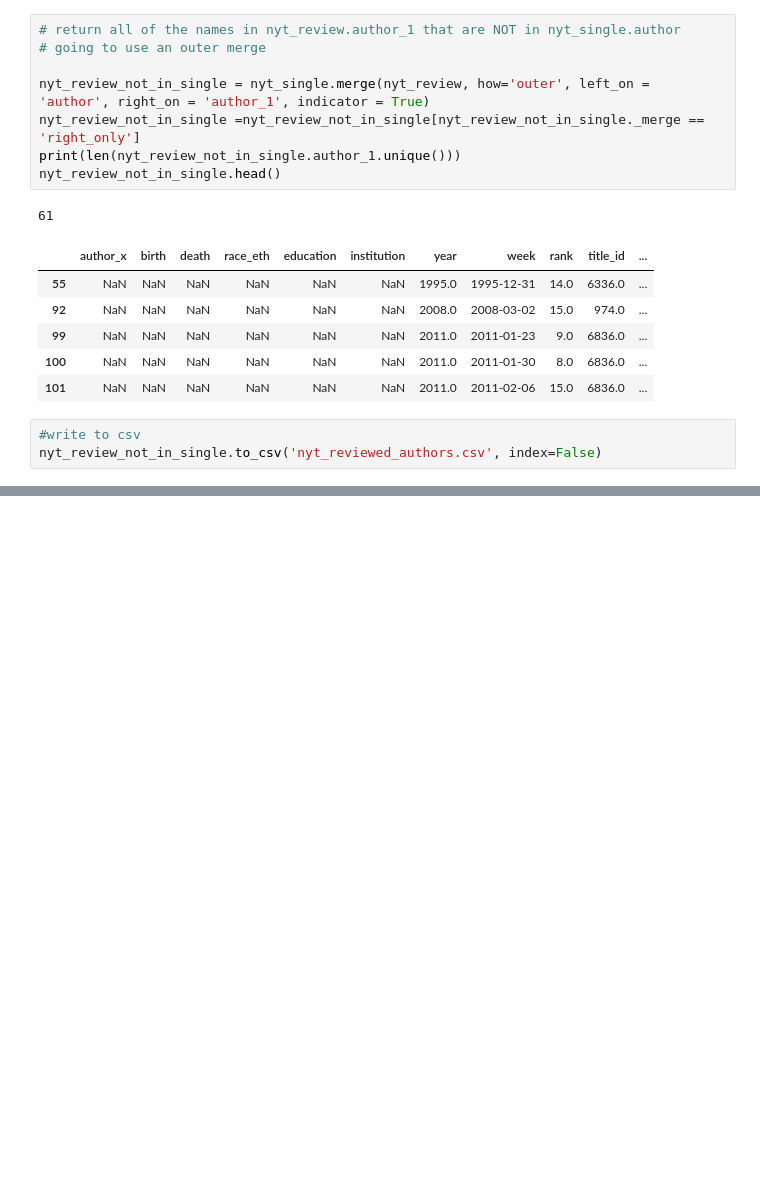
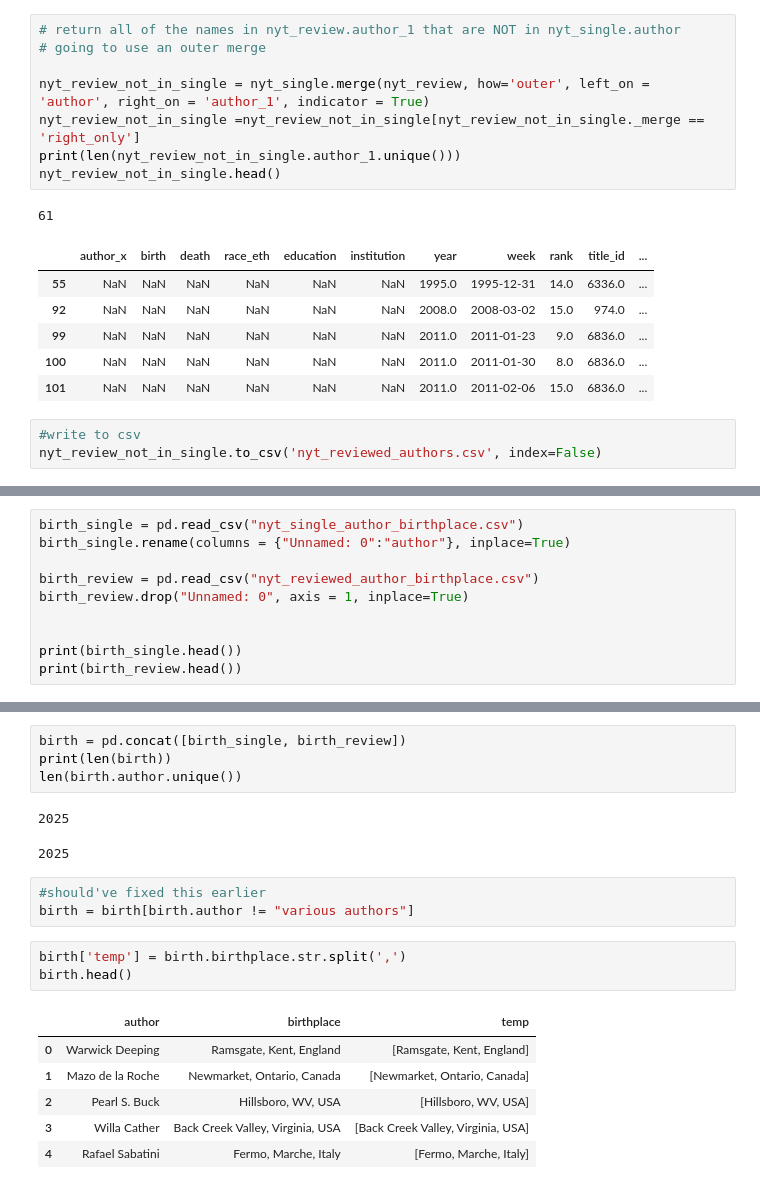
Before and after one commit to michellejm/nytimes-books, a Jupyter notebook: nytimes_cleaning.ipynb, the cells around one changed output, grey strips where cells are left out. Drawn from its saved outputs; the diff is of its cells as text; blank space fills up the shorter version.

```diff
--- a/nytimes_cleaning.ipynb
+++ b/nytimes_cleaning.ipynb
@@ -265,0 +311,10 @@ nyt_review_not_in_single.to_csv('nyt_reviewed_authors.csv', index=False)
+# %%
+birth_single = pd.read_csv("nyt_single_author_birthplace.csv")
+birth_single.rename(columns = {"Unnamed: 0":"author"}, inplace=True)
+
+birth_review = pd.read_csv("nyt_reviewed_author_birthplace.csv")
+birth_review.drop("Unnamed: 0", axis = 1, inplace=True)
+
+
+print(birth_single.head())
+print(birth_review.head())
@@ -265,0 +334,20 @@ nyt_review_not_in_single.to_csv('nyt_reviewed_authors.csv', index=False)
+# %%
+birth = pd.concat([birth_single, birth_review])
+print(len(birth))
+len(birth.author.unique())
+# %% [output]
+2025
+2025
+# %%
+#should've fixed this earlier
+birth = birth[birth.author != "various authors"]
+# %%
+birth['temp'] = birth.birthplace.str.split(',')
+birth.head()
+# %% [output]
+|  | author | birthplace | temp |
+| 0 | Warwick Deeping | Ramsgate, Kent, England | [Ramsgate, Kent, England] |
+| 1 | Mazo de la Roche | Newmarket, Ontario, Canada | [Newmarket, Ontario, Canada] |
+| 2 | Pearl S. Buck | Hillsboro, WV, USA | [Hillsboro, WV, USA] |
+| 3 | Willa Cather | Back Creek Valley, Virginia, USA | [Back Creek Valley, Virginia, USA] |
+| 4 | Rafael Sabatini | Fermo, Marche, Italy | [Fermo, Marche, Italy] |
```
Also changed, not shown: parts of 29 cells of this notebook, 2 other files.
